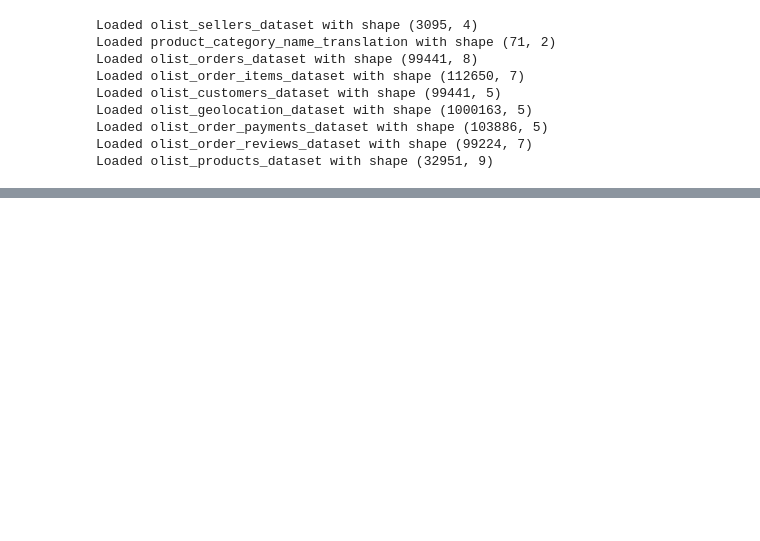
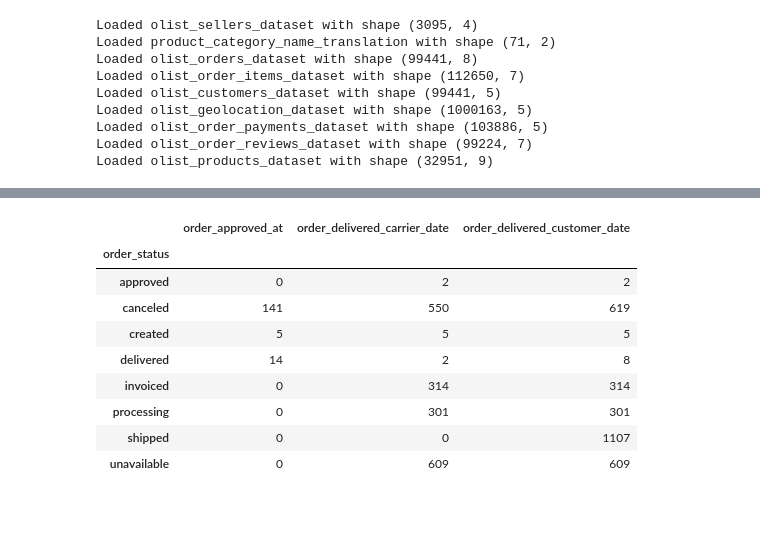
Before and after one commit to naufalsutrisna/ecommerce-data-analyst-agent, a Jupyter notebook: notebook/data_understanding.ipynb, the cells around one changed output, grey strips where cells are left out. Cells and saved outputs as stored; diff of their text form; code cells hidden in the pictures; blank space fills up the shorter version.

```diff
--- a/notebook/data_understanding.ipynb
+++ b/notebook/data_understanding.ipynb
@@ -335,0 +290,17 @@ This notebook provides the foundation for building an **LLM-powered E-commerce D
+# %%
+orders_df.groupby("order_status").agg({
+    "order_approved_at": lambda x: x.isnull().sum(),
+    "order_delivered_carrier_date": lambda x: x.isnull().sum(),
+    "order_delivered_customer_date": lambda x: x.isnull().sum()
+})
+# %% [output]
+|  | order_approved_at | order_delivered_carrier_date | order_delivered_customer_date |
+| order_status |  |  |  |
+| approved | 0 | 2 | 2 |
+| canceled | 141 | 550 | 619 |
+| created | 5 | 5 | 5 |
+| delivered | 14 | 2 | 8 |
+| invoiced | 0 | 314 | 314 |
+| processing | 0 | 301 | 301 |
+| shipped | 0 | 0 | 1107 |
+| unavailable | 0 | 609 | 609 |
@@ -335,0 +325,2 @@ This notebook provides the foundation for building an **LLM-powered E-commerce D
+# %% [markdown]
+##
```
Also changed, not shown: parts of 35 cells of this notebook.
